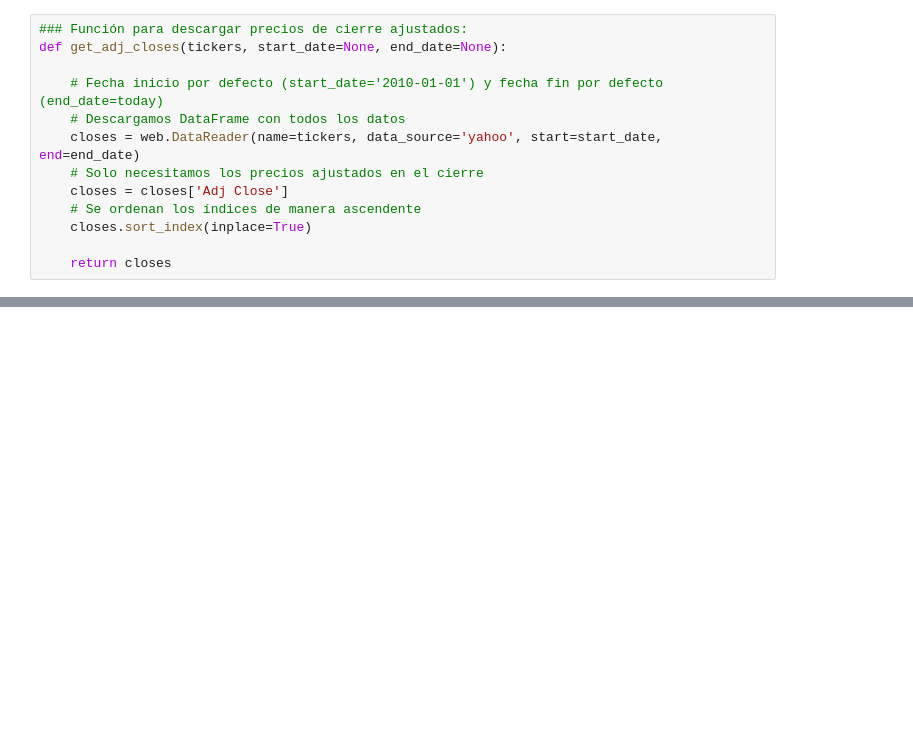
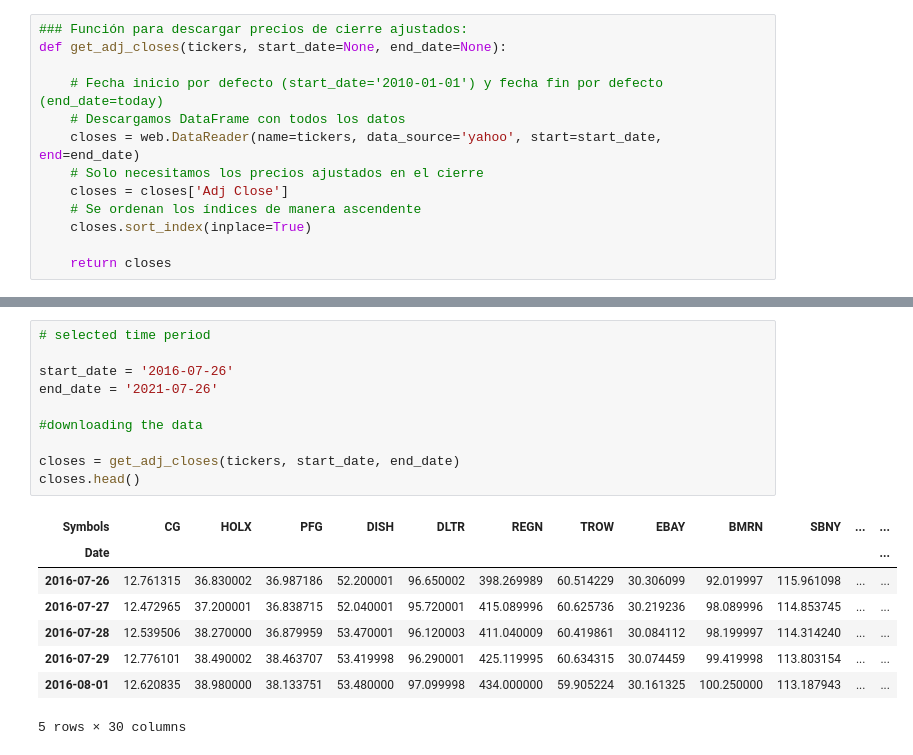
Before and after one commit to bmanica/Factset_Learning_PA, a Jupyter notebook: Optimal_portfolio_selection.ipynb, the cells around one changed output, grey strips where cells are left out. Saved outputs shown, nothing was run; the diff lists cells and outputs as text; blank space fills up the shorter version.

```diff
--- a/Optimal_portfolio_selection.ipynb
+++ b/Optimal_portfolio_selection.ipynb
@@ -85,0 +137,19 @@ def get_adj_closes(tickers, start_date=None, end_date=None):
+# %%
+# selected time period
+
+start_date = '2016-07-26'
+end_date = '2021-07-26'
+
+#downloading the data
+
+closes = get_adj_closes(tickers, start_date, end_date)
+closes.head()
+# %% [output]
+| Symbols | CG | HOLX | PFG | DISH | DLTR | REGN | TROW | EBAY | BMRN | SBNY | ... | ... |
+| Date |  |  |  |  |  |  |  |  |  |  |  | ... |
+| 2016-07-26 | 12.761315 | 36.830002 | 36.987186 | 52.200001 | 96.650002 | 398.269989 | 60.514229 | 30.306099 | 92.019997 | 115.961098 | ... | ... |
+| 2016-07-27 | 12.472965 | 37.200001 | 36.838715 | 52.040001 | 95.720001 | 415.089996 | 60.625736 | 30.219236 | 98.089996 | 114.853745 | ... | ... |
+| 2016-07-28 | 12.539506 | 38.270000 | 36.879959 | 53.470001 | 96.120003 | 411.040009 | 60.419861 | 30.084112 | 98.199997 | 114.314240 | ... | ... |
+| 2016-07-29 | 12.776101 | 38.490002 | 38.463707 | 53.419998 | 96.290001 | 425.119995 | 60.634315 | 30.074459 | 99.419998 | 113.803154 | ... | ... |
+| 2016-08-01 | 12.620835 | 38.980000 | 38.133751 | 53.480000 | 97.099998 | 434.000000 | 59.905224 | 30.161325 | 100.250000 | 113.187943 | ... | ... |
+5 rows × 30 columns
```
Also changed, not shown: parts of 33 cells of this notebook.
